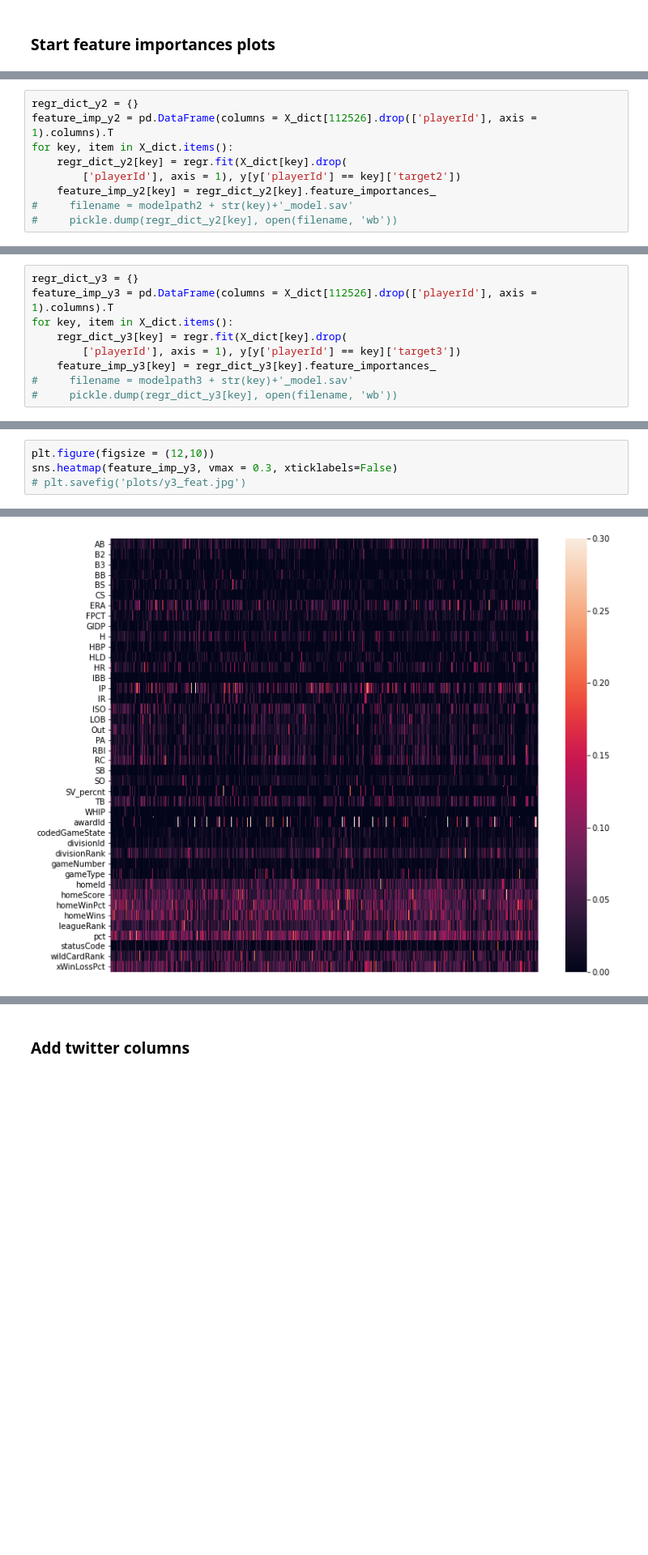
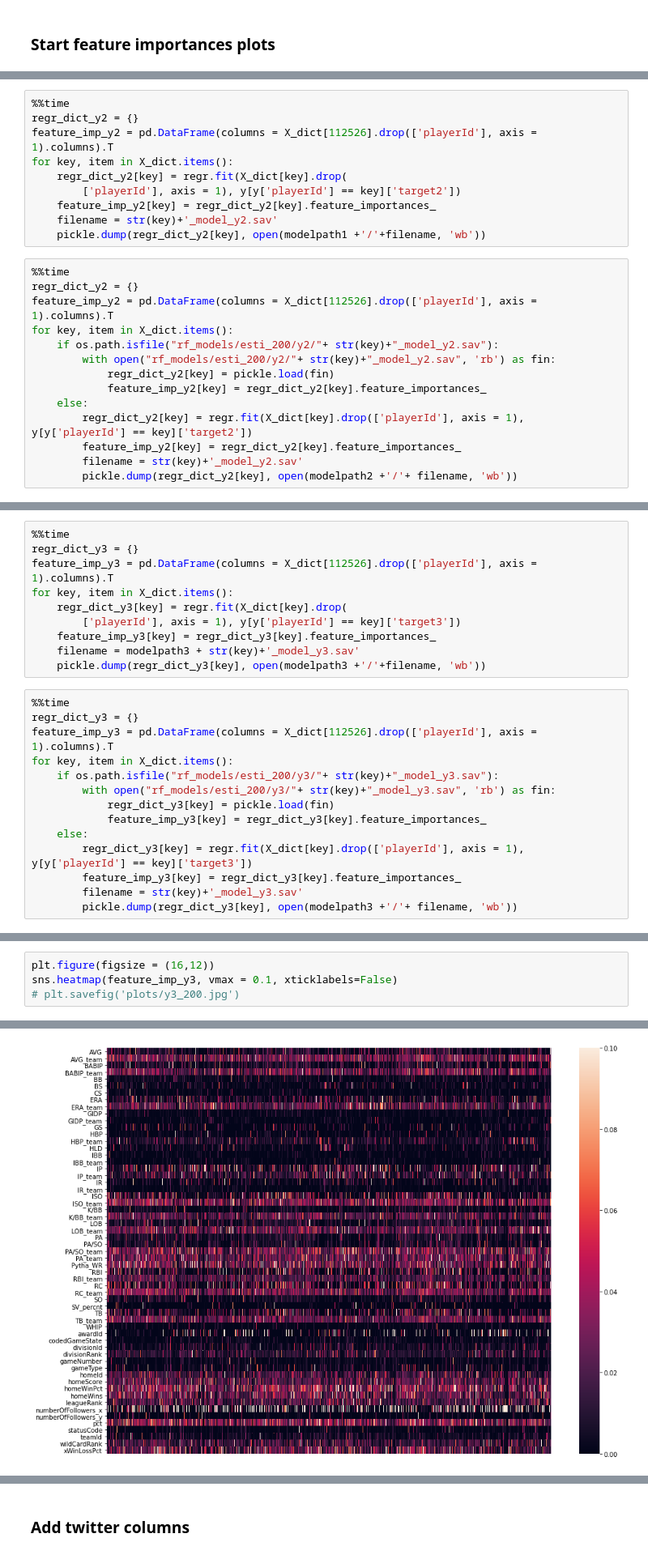
Before and after one commit to fatjudy/mlb-forecasting, a Jupyter notebook: Construct DataFrame.ipynb, the cells around one changed output, grey strips where cells are left out. Shown at 81% size. Cells and saved outputs as stored; diff of their text form; blank space fills up the shorter version.

```diff
--- a/Construct DataFrame.ipynb
+++ b/Construct DataFrame.ipynb
@@ -367,9 +374,24 @@ plt.savefig('plots/y1_feat.jpg')
 # %%
+%%time
 regr_dict_y2 = {}
 feature_imp_y2 = pd.DataFrame(columns = X_dict[112526].drop(['playerId'], axis = 1).columns).T
 for key, item in X_dict.items():
     regr_dict_y2[key] = regr.fit(X_dict[key].drop(
         ['playerId'], axis = 1), y[y['playerId'] == key]['target2'])
     feature_imp_y2[key] = regr_dict_y2[key].feature_importances_
-#     filename = modelpath2 + str(key)+'_model.sav'
-#     pickle.dump(regr_dict_y2[key], open(filename, 'wb'))
+    filename = str(key)+'_model_y2.sav'
+    pickle.dump(regr_dict_y2[key], open(modelpath1 +'/'+filename, 'wb'))
+# %%
+%%time
+regr_dict_y2 = {}
+feature_imp_y2 = pd.DataFrame(columns = X_dict[112526].drop(['playerId'], axis = 1).columns).T
+for key, item in X_dict.items():
+    if os.path.isfile("rf_models/esti_200/y2/"+ str(key)+"_model_y2.sav"):
+        with open("rf_models/esti_200/y2/"+ str(key)+"_model_y2.sav", 'rb') as fin:
+            regr_dict_y2[key] = pickle.load(fin)
+            feature_imp_y2[key] = regr_dict_y2[key].feature_importances_
+    else:
+        regr_dict_y2[key] = regr.fit(X_dict[key].drop(['playerId'], axis = 1), y[y['playerId'] == key]['target2'])
+        feature_imp_y2[key] = regr_dict_y2[key].feature_importances_
+        filename = str(key)+'_model_y2.sav'
+        pickle.dump(regr_dict_y2[key], open(modelpath2 +'/'+ filename, 'wb'))
@@ -382,9 +407,24 @@ sns.heatmap(feature_imp_y2, vmax = 0.3, xticklabels=False)
 # %%
+%%time
 regr_dict_y3 = {}
 feature_imp_y3 = pd.DataFrame(columns = X_dict[112526].drop(['playerId'], axis = 1).columns).T
 for key, item in X_dict.items():
     regr_dict_y3[key] = regr.fit(X_dict[key].drop(
         ['playerId'], axis = 1), y[y['playerId'] == key]['target3'])
     feature_imp_y3[key] = regr_dict_y3[key].feature_importances_
-#     filename = modelpath3 + str(key)+'_model.sav'
-#     pickle.dump(regr_dict_y3[key], open(filename, 'wb'))
+    filename = modelpath3 + str(key)+'_model_y3.sav'
+    pickle.dump(regr_dict_y3[key], open(modelpath3 +'/'+filename, 'wb'))
+# %%
+%%time
+regr_dict_y3 = {}
+feature_imp_y3 = pd.DataFrame(columns = X_dict[112526].drop(['playerId'], axis = 1).columns).T
+for key, item in X_dict.items():
+    if os.path.isfile("rf_models/esti_200/y3/"+ str(key)+"_model_y3.sav"):
+        with open("rf_models/esti_200/y3/"+ str(key)+"_model_y3.sav", 'rb') as fin:
+            regr_dict_y3[key] = pickle.load(fin)
+            feature_imp_y3[key] = regr_dict_y3[key].feature_importances_
+    else:
+        regr_dict_y3[key] = regr.fit(X_dict[key].drop(['playerId'], axis = 1), y[y['playerId'] == key]['target3'])
+        feature_imp_y3[key] = regr_dict_y3[key].feature_importances_
+        filename = str(key)+'_model_y3.sav'
+        pickle.dump(regr_dict_y3[key], open(modelpath3 +'/'+ filename, 'wb'))
@@ -391,5 +433,5 @@ for key, item in X_dict.items():
 # %%
-plt.figure(figsize = (12,10))
-sns.heatmap(feature_imp_y3, vmax = 0.3, xticklabels=False)
-# plt.savefig('plots/y3_feat.jpg')
+plt.figure(figsize = (16,12))
+sns.heatmap(feature_imp_y3, vmax = 0.1, xticklabels=False)
+# plt.savefig('plots/y3_200.jpg')
 # %% [output]
@@ -396,2 +439,2 @@ sns.heatmap(feature_imp_y3, vmax = 0.3, xticklabels=False)
-[figure, old version]
+[figure, new version]
 # %%
```
Also changed, not shown: parts of 46 cells of this notebook, 8 other files.
